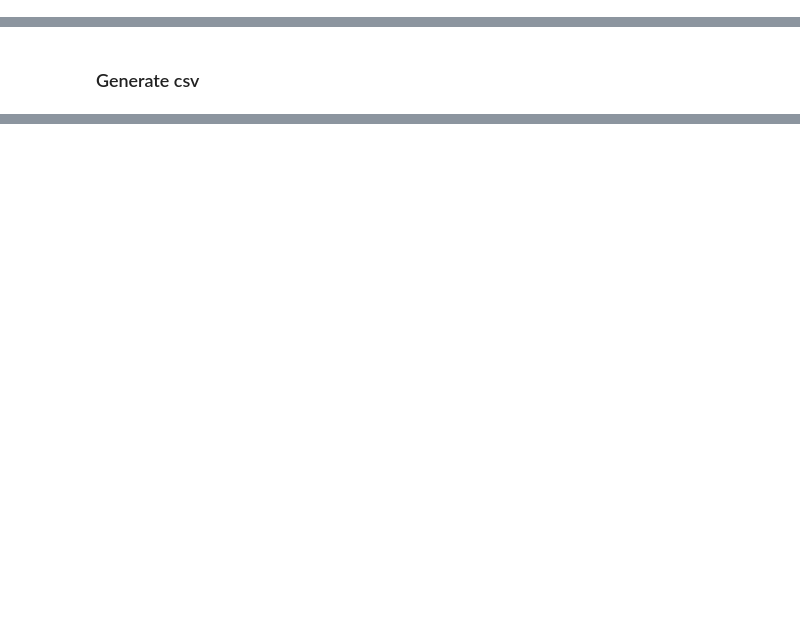
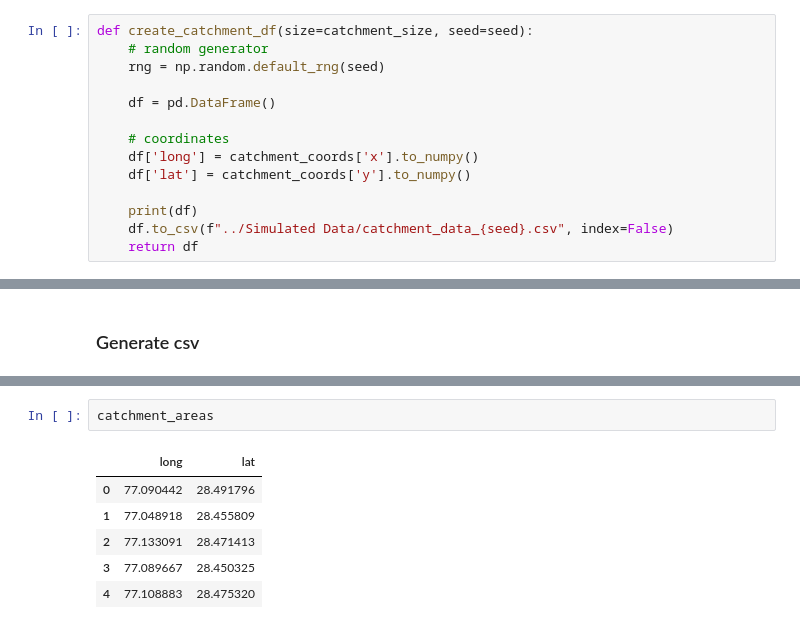
Before and after one commit to joannecya/Capstone-Project, a Jupyter notebook: Simulation/Creating fake data.ipynb, the cells around one changed output, grey strips where cells are left out. Cells and saved outputs as stored; diff of their text form; blank space fills up the shorter version.

```diff
--- a/Simulation/Creating fake data.ipynb
+++ b/Simulation/Creating fake data.ipynb
@@ -147,4 +148,18 @@ def create_phleb_df(size=phleb_size, seed=seed):
     return df
+# %%
+def create_catchment_df(size=catchment_size, seed=seed):
+    # random generator
+    rng = np.random.default_rng(seed)
+
+    df = pd.DataFrame()
+
+    # coordinates
+    df['long'] = catchment_coords['x'].to_numpy()
+    df['lat'] = catchment_coords['y'].to_numpy()
+
+    print(df)
+    df.to_csv(f"../Simulated Data/catchment_data_{seed}.csv", index=False)
+    return df
 # %%
 def create_orders_df(size=order_size, seed=seed):
     # random generator
@@ -233,0 +266,9 @@ District selected: Ratlam
+# %%
+catchment_areas
+# %% [output]
+|  | long | lat |
+| 0 | 77.090442 | 28.491796 |
+| 1 | 77.048918 | 28.455809 |
+| 2 | 77.133091 | 28.471413 |
+| 3 | 77.089667 | 28.450325 |
+| 4 | 77.108883 | 28.475320 |
```
Also changed, not shown: parts of 11 cells of this notebook, 14 other files.
